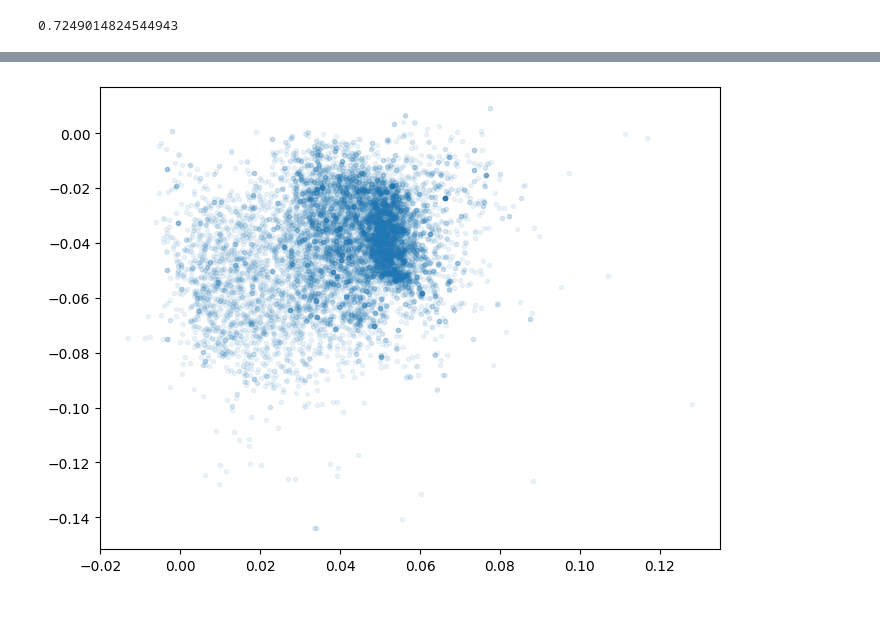
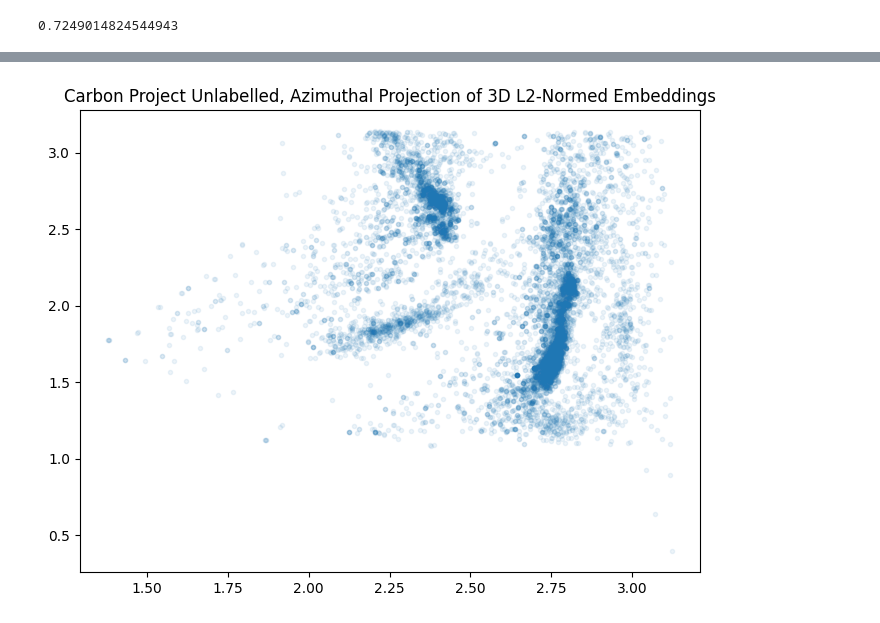
Before and after one commit to nik875/SeREGen, a Jupyter notebook: carbon_project/16s_analysis.ipynb, the cells around one changed output, grey strips where cells are left out. Drawn from its saved outputs; the diff is of its cells as text; code cells hidden in the pictures.

```diff
--- a/carbon_project/16s_analysis.ipynb
+++ b/carbon_project/16s_analysis.ipynb
@@ -12,3 +36,7 @@ p.load_dataset(['full_16s_carbon.fna'])
+# %%
+mapping_file = pd.read_csv('MappingFile_CarbonProject_FNA_June_21_2024.tsv', delimiter='\t')
+old_mapping_file = pd.read_csv('MappingFile_CarbonProject_FNA.tsv', delimiter='\t')
+new_bins = mapping_file.loc[mapping_file['Bin'] != old_mapping_file['Bin']]
 # %%
 all_headers = p.dataset['raw_headers'].apply(lambda i: i.split(':')[2])
 mapping_file_only_16s = mapping_file[mapping_file['Original Contig Name'].isin(all_headers)]
@@ -55,4 +45,2 @@ len(mapping_file), len(taxonomy), len(mapping_file_only_16s), len(combined_df)
 # %%
 binned_contigs = combined_df['Original Contig Name'].to_numpy().astype(str)
-# %%
-combined_df = combined_df.set_index('Original Contig Name')
@@ -63,7 +49,9 @@ import numpy as np
 from SeREGen.dataset_builder import HeaderParser
 def carbon_tax_extractor(header: str):
     contig_name = header.split(':')[2]
-    contig_name = contig_name[:contig_name.find('_clean')]
+    postfix = contig_name.find('_clean')
+    if postfix != -1:
+        contig_name = contig_name[:postfix]
     if contig_name not in binned_contigs:
         return ['UNBINNED'] * 7
     tax = combined_df[combined_df['Original Contig Name'] == contig_name]['classification'].iloc[0]
@@ -137,10 +96,10 @@ KeyboardInterrupt:
 # %%
 p.save('medium_carbon_corr_coef')
 # %%
-p = DNASequencePipeline.load('medium_carbon')
+p = DNASequencePipeline.load('medium_carbon_corr_coef')
 p.load_dataset(['full_16s_carbon.fna'], header_parser=carbon_header_parser)
 # %%
-from SeREGen.visualize import repr_scatterplot
-repr_scatterplot(p.reprs, savepath='out.png', alpha=.08)
+from SeREGen.visualize import reprs_by_theta_unlabelled
+reprs_by_theta_unlabelled(p.reprs, title="Carbon Project Unlabelled, Azimuthal Projection of 3D L2-Normed Embeddings", savepath='out.png', alpha=.08)
 # %% [output]
-[figure, old version]
+[figure, new version]
```
Also changed, not shown: parts of 19 cells of this notebook, 2 other files.
